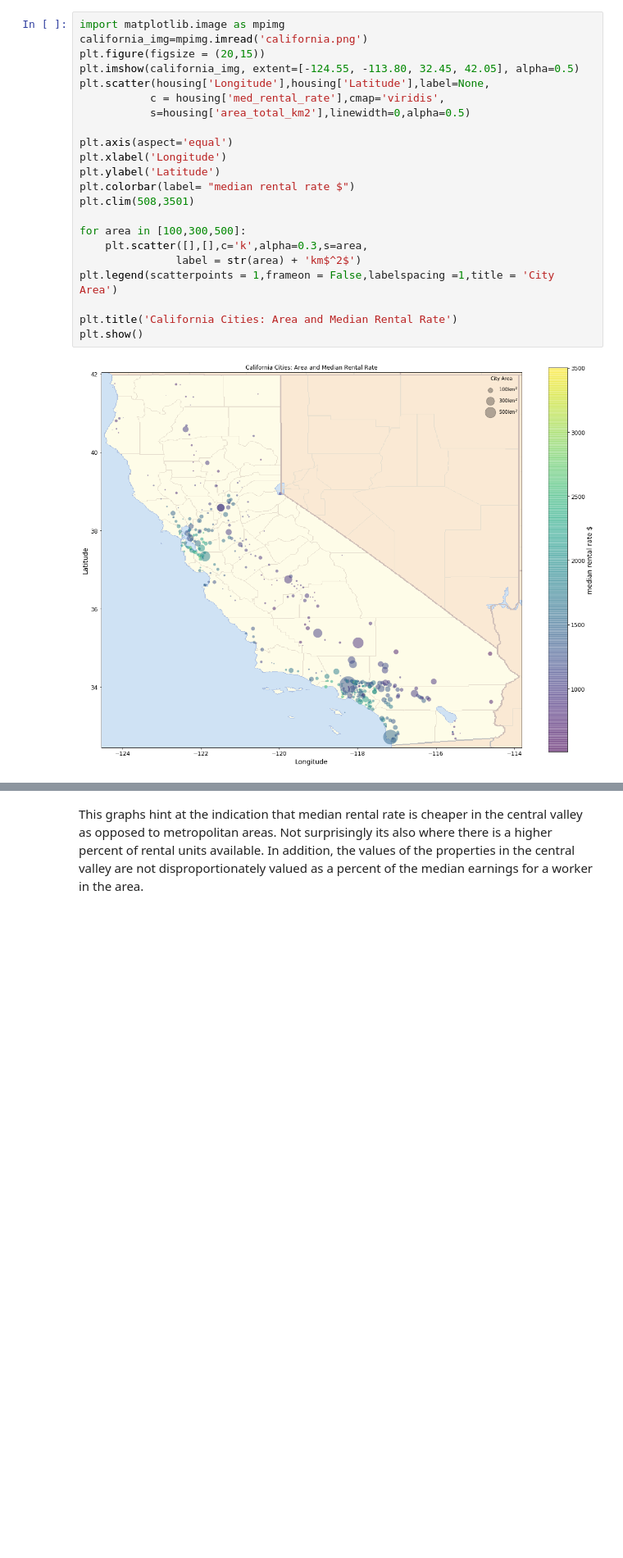
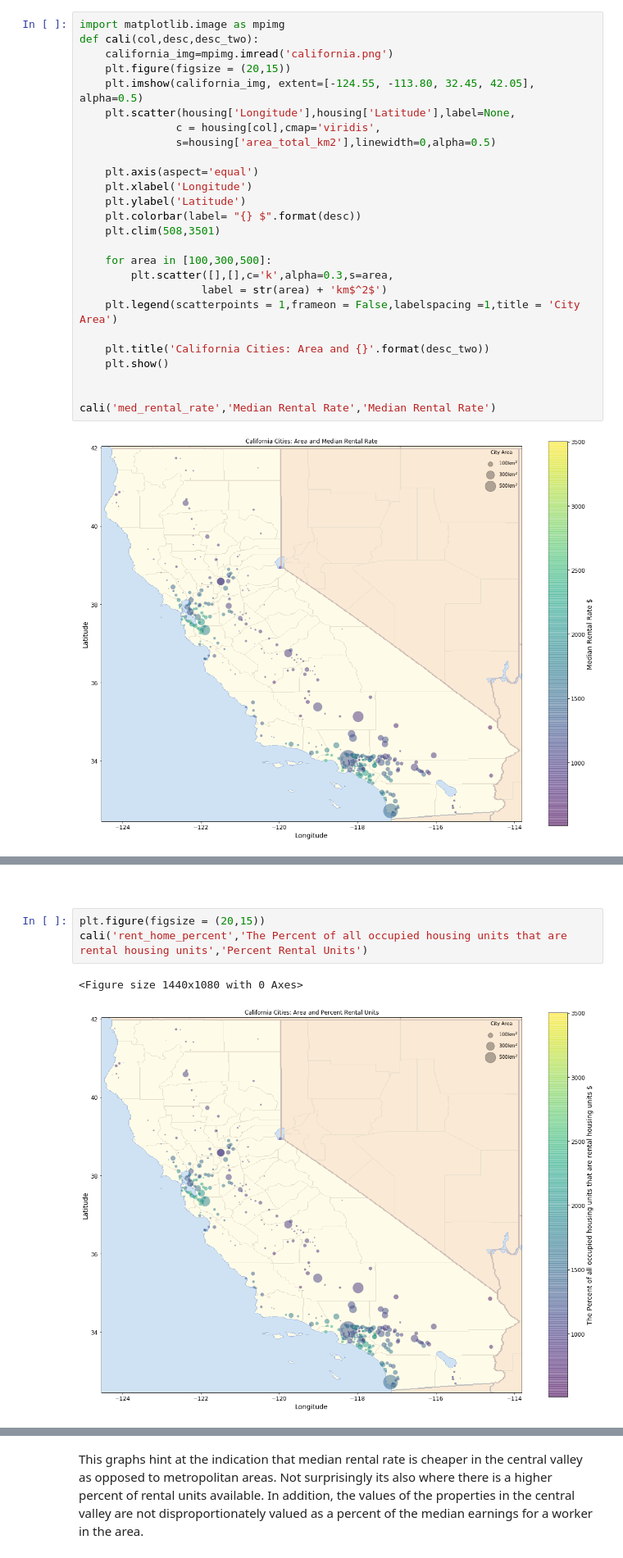
Before and after one commit to clazaro97chosen/California_Rental_Property_Project, a Jupyter notebook: California_Housing.ipynb, the cells around one changed output, grey strips where cells are left out. Shown at 82% size. Drawn from its saved outputs; the diff is of its cells as text; blank space fills up the shorter version.

Commit message:
plots added

```diff
--- a/California_Housing.ipynb
+++ b/California_Housing.ipynb
@@ -326,25 +345,29 @@ There are three interesting plots that come to mind to visualize they are as fol
 housing = strat_train_set.copy()
 # %%
 import matplotlib.image as mpimg
-california_img=mpimg.imread('california.png')
-plt.figure(figsize = (20,15))
-plt.imshow(california_img, extent=[-124.55, -113.80, 32.45, 42.05], alpha=0.5)
-plt.scatter(housing['Longitude'],housing['Latitude'],label=None,
-           c = housing['med_rental_rate'],cmap='viridis',
-           s=housing['area_total_km2'],linewidth=0,alpha=0.5)
+def cali(col,desc,desc_two):
+    california_img=mpimg.imread('california.png')
+    plt.figure(figsize = (20,15))
+    plt.imshow(california_img, extent=[-124.55, -113.80, 32.45, 42.05], alpha=0.5)
+    plt.scatter(housing['Longitude'],housing['Latitude'],label=None,
+               c = housing[col],cmap='viridis',
+               s=housing['area_total_km2'],linewidth=0,alpha=0.5)
 
-plt.axis(aspect='equal')
-plt.xlabel('Longitude')
-plt.ylabel('Latitude')
-plt.colorbar(label= "median rental rate $")
-plt.clim(508,3501)
+    plt.axis(aspect='equal')
+    plt.xlabel('Longitude')
+    plt.ylabel('Latitude')
+    plt.colorbar(label= "{} $".format(desc))
+    plt.clim(508,3501)
 
-for area in [100,300,500]:
-    plt.scatter([],[],c='k',alpha=0.3,s=area,
-               label = str(area) + 'km$^2$')
-plt.legend(scatterpoints = 1,frameon = False,labelspacing =1,title = 'City Area')
+    for area in [100,300,500]:
+        plt.scatter([],[],c='k',alpha=0.3,s=area,
+                   label = str(area) + 'km$^2$')
+    plt.legend(scatterpoints = 1,frameon = False,labelspacing =1,title = 'City Area')
 
-plt.title('California Cities: Area and Median Rental Rate')
-plt.show()
+    plt.title('California Cities: Area and {}'.format(desc_two))
+    plt.show()
+
+
+cali('med_rental_rate','Median Rental Rate','Median Rental Rate')
 # %% [output]
 [figure]
@@ -398,0 +374,8 @@ plt.show()
+# %% [markdown]
+<br>
+# %%
+plt.figure(figsize = (20,15))
+cali('rent_home_percent','The Percent of all occupied housing units that are rental housing units','Percent Rental Units')
+# %% [output]
+<Figure size 1440x1080 with 0 Axes>
+[figure, added]
```
Also changed, not shown: parts of 22 cells of this notebook.
